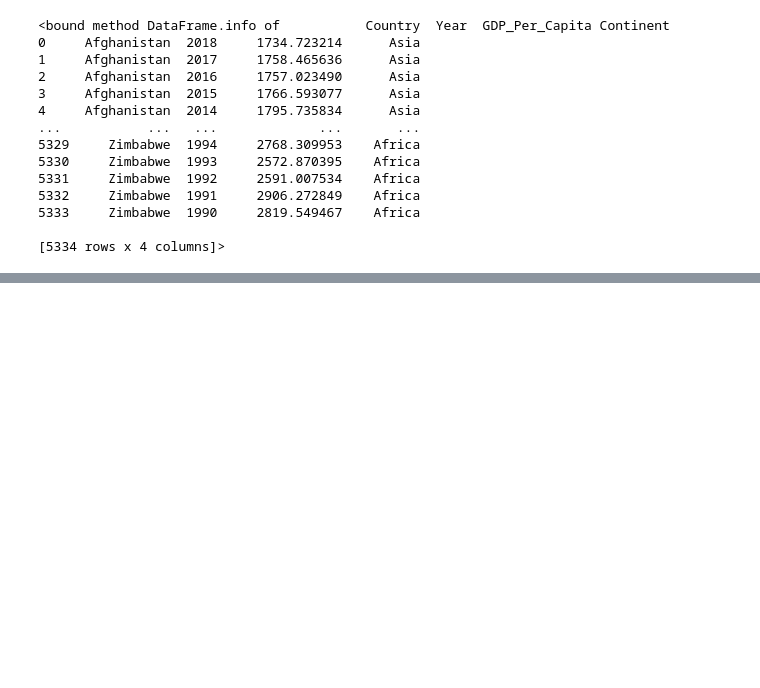
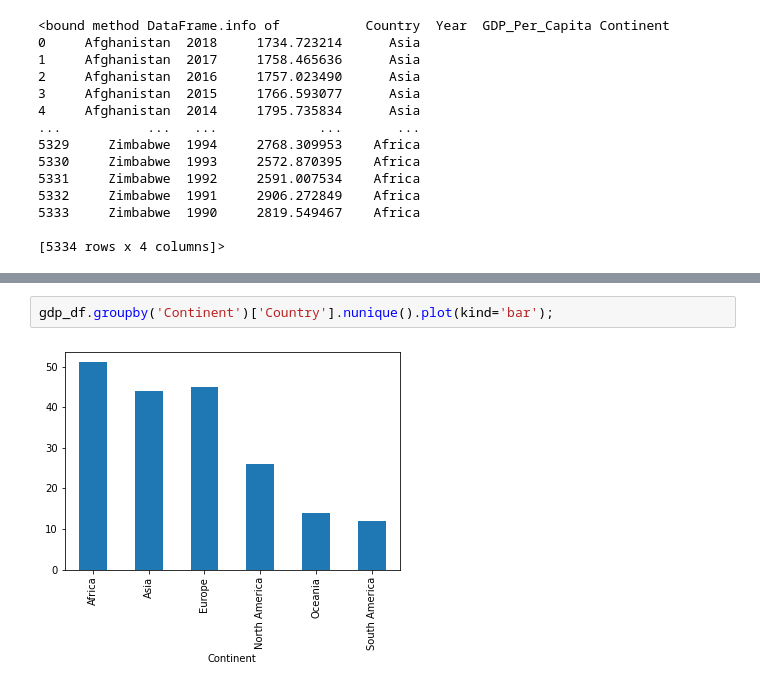
Before and after one commit to nss-data-science-cohort-4/dq1-undata-matttparker, a Jupyter notebook: notebooks/UN_Data_Exploration.ipynb, the cells around one changed output, grey strips where cells are left out. Drawn from its saved outputs; the diff is of its cells as text; blank space fills up the shorter version.

```diff
--- a/notebooks/UN_Data_Exploration.ipynb
+++ b/notebooks/UN_Data_Exploration.ipynb
@@ -373,0 +386,4 @@ gdp_df.info
+# %%
+gdp_df.groupby('Continent')['Country'].nunique().plot(kind='bar');
+# %% [output]
+[figure, added]
```
Also changed, not shown: parts of 22 cells of this notebook.
